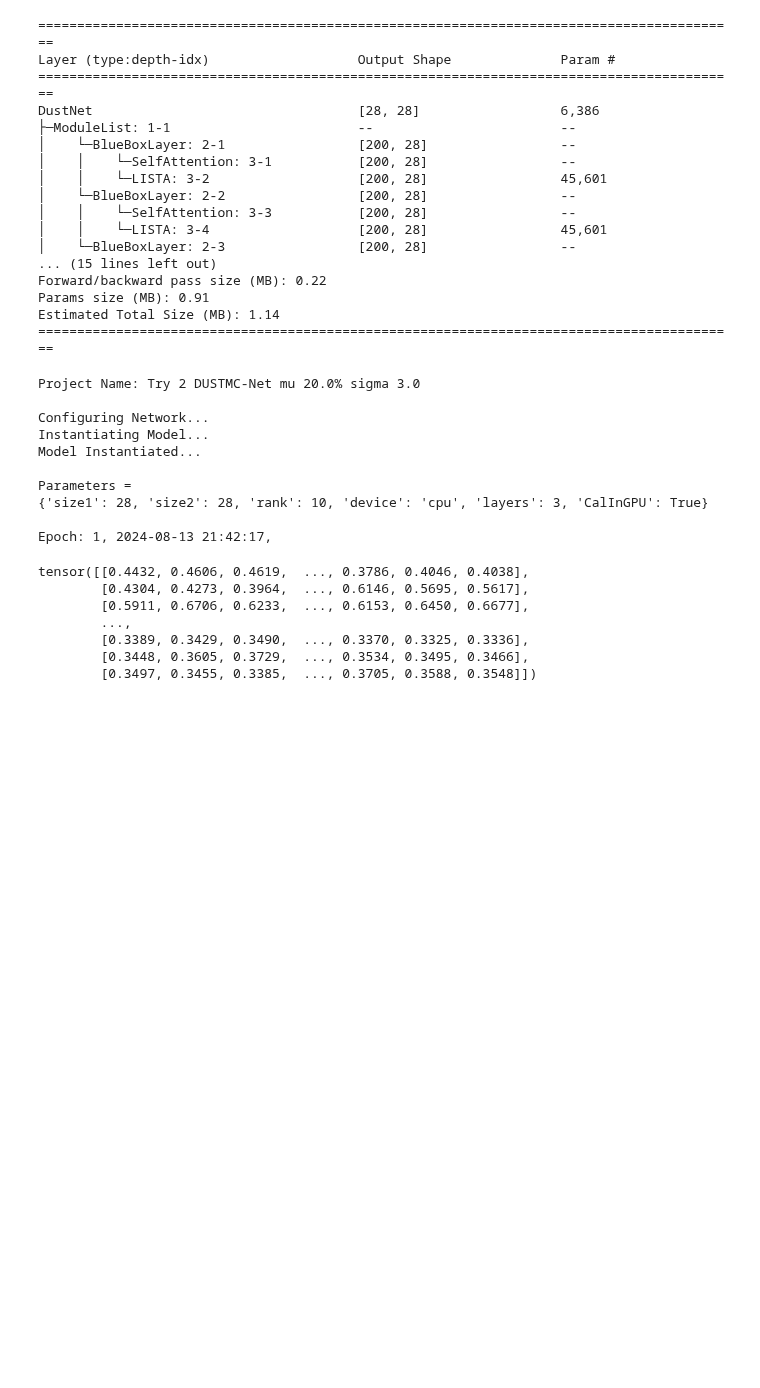
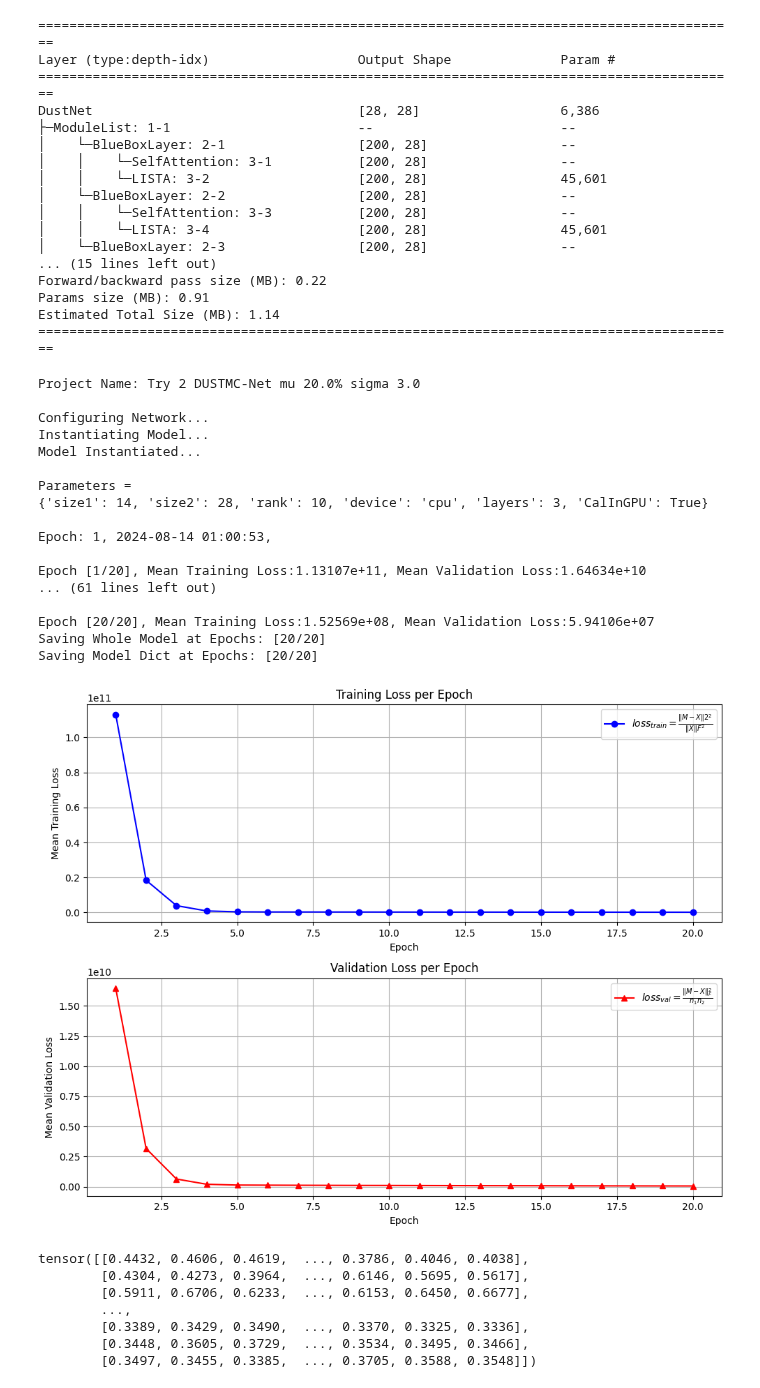
Before and after one commit to Talha-Nehal-Undegrad-Study/ConvHuberMC-Net, a Jupyter notebook: dustmc.ipynb, the cells around one changed output. Saved outputs shown, nothing was run; the diff lists cells and outputs as text; code cells hidden in the pictures; blank space fills up the shorter version.

```diff
--- a/dustmc.ipynb
+++ b/dustmc.ipynb
@@ -63,7 +61,7 @@ device, ROOT
 # Get parameters --> for convhubermc:
 def get_default_param(gpu = True):
     params_net = {}
-    params_net['size1'] = 28
+    params_net['size1'] = 14
     params_net['size2'] = 28
     params_net['rank'] = 10
 
@@ -158,7 +156,7 @@ torch.manual_seed(seed)
 # Set parameters (including hyperparameters) and setting for saving/logging data
 hyper_param_net = dustmc_training.get_hyperparameter_grid('DUSTMC-Net', TrainInstances = 20, ValInstances = 10, BatchSize = 5,
                                                           ValBatchSize = 2, num_epochs = 20, learning_rate = 0.001,
-                                                          K = 5, mu = 0, sigma = 1, m = 28, n = 28, d = 200, T = 28)
+                                                          K = 5, mu = 0, sigma = 1, m = 14, n = 28, d = 200, T = 28)
 params_net = get_default_param(gpu = True)
 CalInGPU = params_net['CalInGPU']
 
@@ -254,35 +252,43 @@ for mu in mu_list:
 
                     log.write('Epoch [%d/%d], Mean Training Loss:%.5e, Mean Validation Loss:%.5e\n'
                               %(epoch + 1, hyper_param_net['Epochs'], loss_mean, loss_val_mean))
                     np.set_printoptions(precision = 3)
 
                     if True or loss_val_mean < minloss:
                         # print('saved at [epoch%d/%d]'%(epoch + 1, hyper_param_net['Epochs']))
                         log.write('saved at [epoch%d/%d]\n' %(epoch + 1, hyper_param_net['Epochs']))
                         minloss = min(loss_val_mean, minloss)
 
             # Finish off by observing the minimum loss on validation set
 
             # Print min loss
             # print('\nMin Loss = %.4e'%np.min(lossmean_val_vec))
             log.write('\nMin Loss = %.4e'%np.min(lossmean_val_vec))
 
             # Plotting MSE vs Epoch and Saving it
 
             # Get Directory where we have to save the plot
             dir = logs_and_results.get_modularized_record(ProjectName, mu, sigma, 'Plots', hyper_param_net, params_net, ROOT, SESSION, current_epoch = epoch + 1)
             logs_and_results.plot_and_save_mse_vs_epoch(lossmean_vec, lossmean_val_vec, dir)
 # %% [output]
 Project Name: Try 2 DUSTMC-Net mu 20.0% sigma 3.0
 
 Configuring Network...
 Instantiating Model...
 Model Instantiated...
 
 Parameters =
-{'size1': 28, 'size2': 28, 'rank': 10, 'device': 'cpu', 'layers': 3, 'CalInGPU': True}
+{'size1': 14, 'size2': 28, 'rank': 10, 'device': 'cpu', 'layers': 3, 'CalInGPU': True}
 
-Epoch: 1, 2024-08-13 21:42:17,
+Epoch: 1, 2024-08-14 01:00:53,
+
+Epoch [1/20], Mean Training Loss:1.13107e+11, Mean Validation Loss:1.64634e+10
+... (61 lines left out)
+
+Epoch [20/20], Mean Training Loss:1.52569e+08, Mean Validation Loss:5.94106e+07
+Saving Whole Model at Epochs: [20/20]
+Saving Model Dict at Epochs: [20/20]
+[figure, added]
 # %%
 S = np.load('C:/Users/Talha/OneDrive - Higher Education Commission/Documents/GitHub/ConvHuberMC/Image_Inpainting_Data/BSDS300/images/train/groundtruth/ground_image_MC_train_0.npy')
 S = torch.tensor(S, dtype=torch.float32)
```
Also changed, not shown: parts of 3 cells of this notebook, 3 other files.
